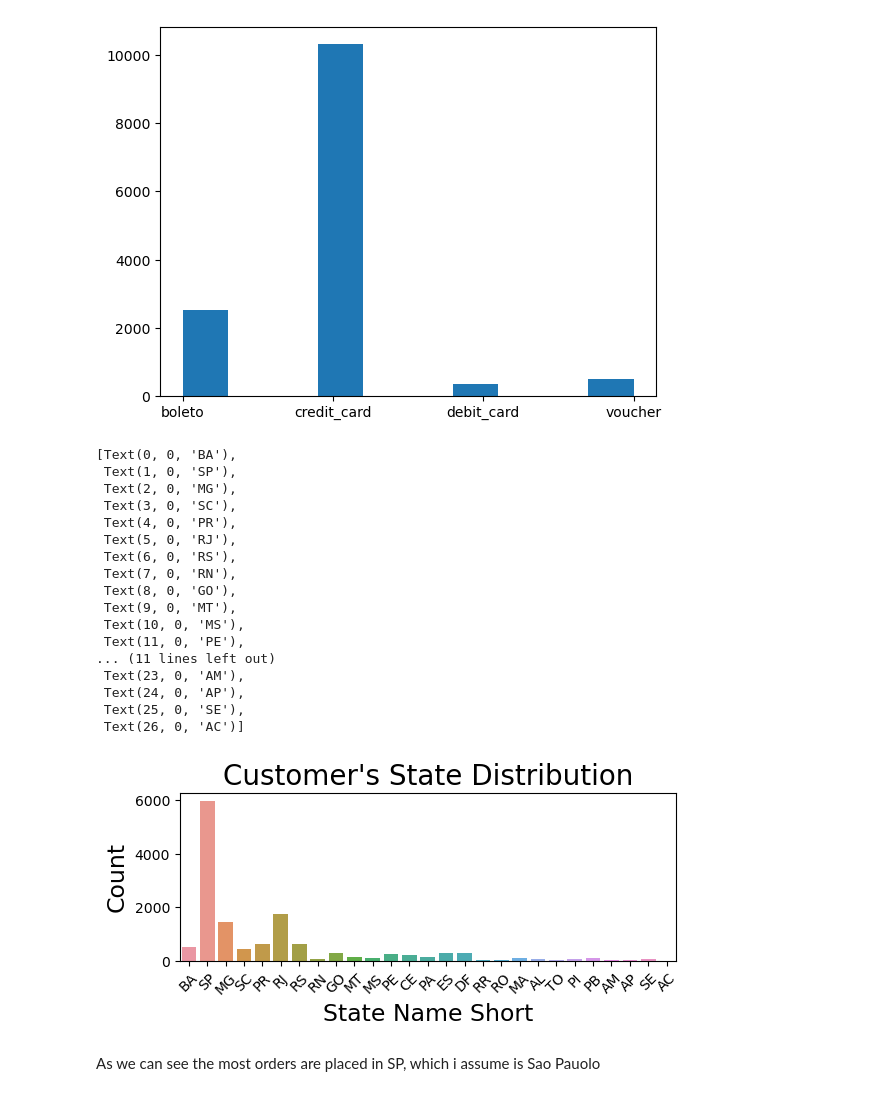
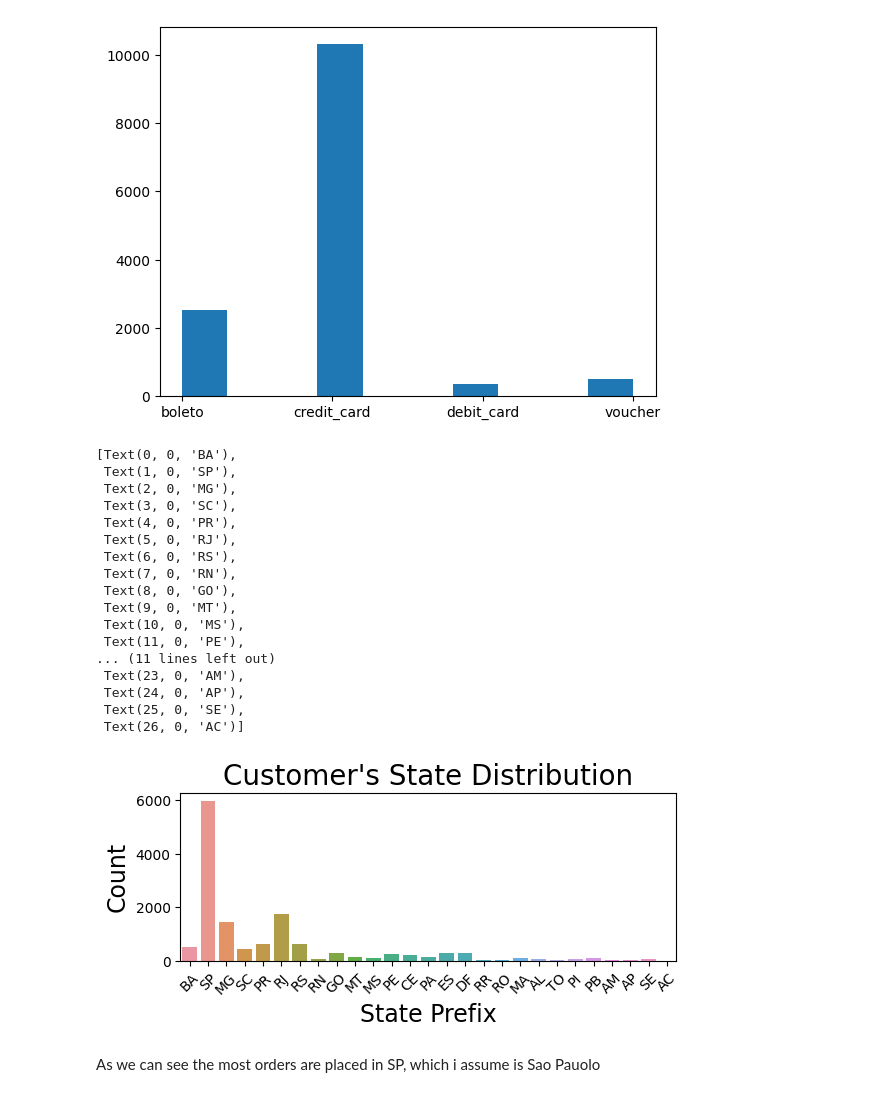
Before and after one commit to MatteoFerraresi/267161, a Jupyter notebook: main.ipynb, the cells around one changed output. Saved outputs shown, nothing was run; the diff lists cells and outputs as text; code cells hidden in the pictures.

```diff
--- a/main.ipynb
+++ b/main.ipynb
@@ -197,29 +197,29 @@ Name: payment_type, dtype: int64
 # %%
 plt.subplot(212)
 g = sns.countplot(x='customer_state', data=cs_df, orient='h')
 g.set_title("Customer's State Distribution", fontsize=20)
-g.set_xlabel("State Name Short", fontsize=17)
+g.set_xlabel("State Prefix", fontsize=17)
 g.set_ylabel("Count", fontsize=17)
 g.set_xticklabels(g.get_xticklabels(),rotation=45)
 # %% [output]
 [Text(0, 0, 'BA'),
  Text(1, 0, 'SP'),
  Text(2, 0, 'MG'),
  Text(3, 0, 'SC'),
  Text(4, 0, 'PR'),
  Text(5, 0, 'RJ'),
  Text(6, 0, 'RS'),
  Text(7, 0, 'RN'),
  Text(8, 0, 'GO'),
  Text(9, 0, 'MT'),
  Text(10, 0, 'MS'),
  Text(11, 0, 'PE'),
 ... (11 lines left out)
  Text(23, 0, 'AM'),
  Text(24, 0, 'AP'),
  Text(25, 0, 'SE'),
  Text(26, 0, 'AC')]
-[figure, old version]
+[figure, new version]
 # %% [markdown]
 As we can see the most orders are placed in SP, which i assume is Sao Pauolo
 # %%
```
Also changed, not shown: parts of 17 cells of this notebook.
